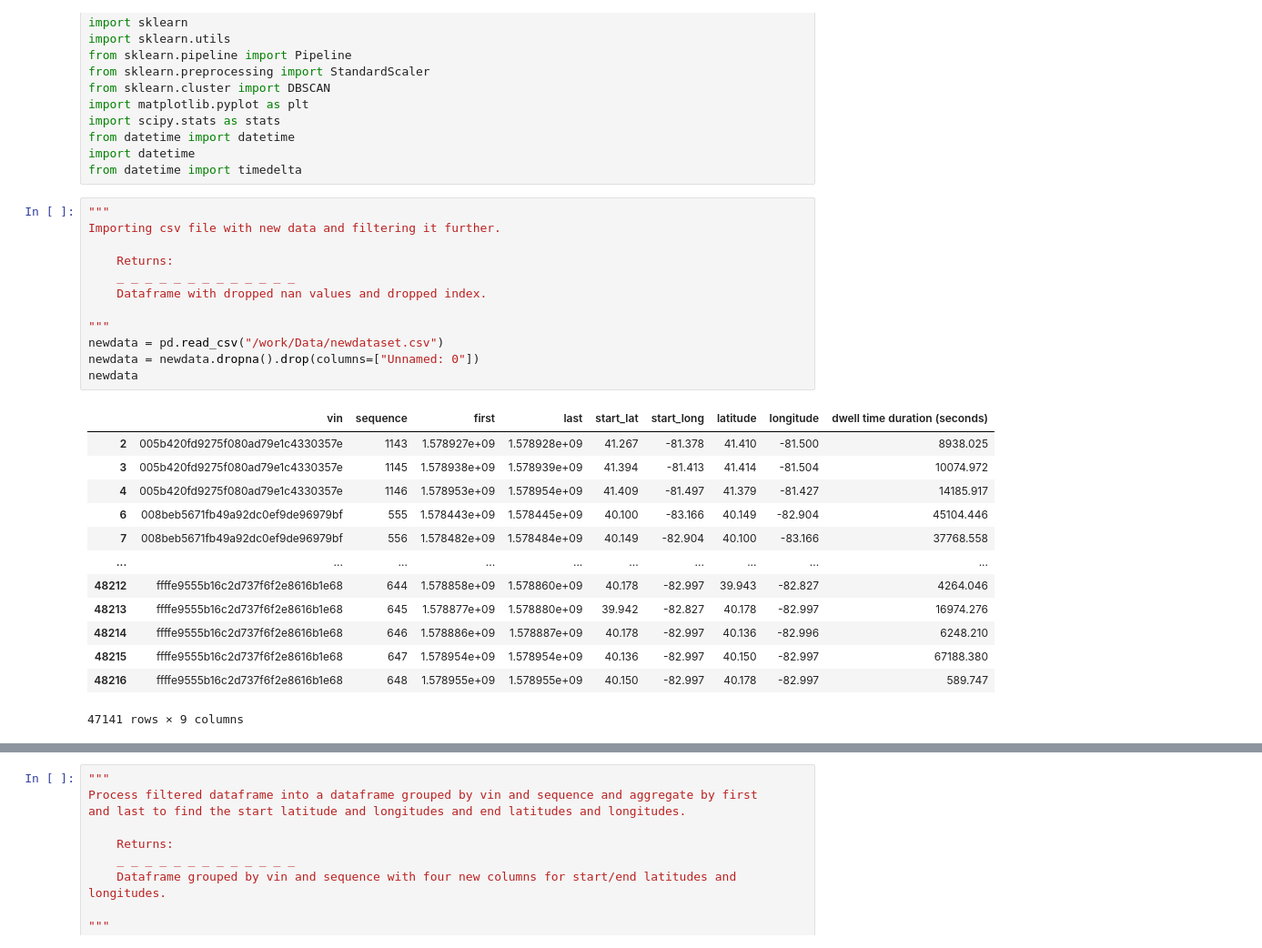
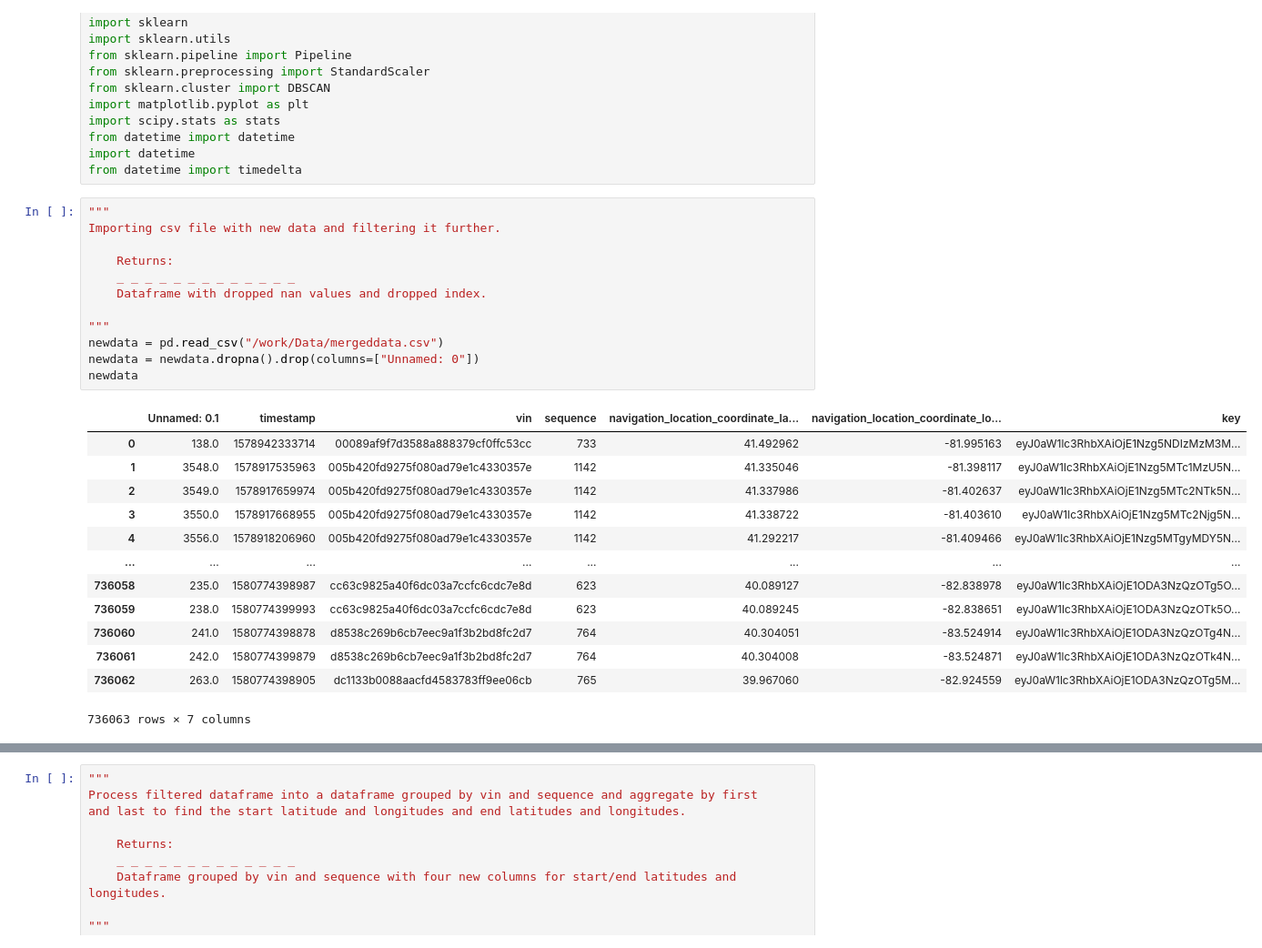
Before and after one commit to Isabelzav/Data_X_Hondezvous, a Jupyter notebook: DataProcessing.ipynb, the cells around one changed output, grey strips where cells are left out. Shown at 91% size. Cells and saved outputs as stored; diff of their text form.

```diff
--- a/DataProcessing.ipynb
+++ b/DataProcessing.ipynb
@@ -19,29 +19,29 @@ from datetime import timedelta
 # %%
 """
 Importing csv file with new data and filtering it further.
 
     Returns:
     _ _ _ _ _ _ _ _ _ _ _ _ _
     Dataframe with dropped nan values and dropped index.
 
 """
-newdata = pd.read_csv("/work/Data/newdataset.csv")
+newdata = pd.read_csv("/work/Data/mergeddata.csv")
 newdata = newdata.dropna().drop(columns=["Unnamed: 0"])
 newdata
 # %% [output]
-|  | vin | sequence | first | last | start_lat | start_long | latitude | longitude | dwell time duration (seconds) |
-| 2 | 005b420fd9275f080ad79e1c4330357e | 1143 | 1.578927e+09 | 1.578928e+09 | 41.267 | -81.378 | 41.410 | -81.500 | 8938.025 |
-| 3 | 005b420fd9275f080ad79e1c4330357e | 1145 | 1.578938e+09 | 1.578939e+09 | 41.394 | -81.413 | 41.414 | -81.504 | 10074.972 |
-| 4 | 005b420fd9275f080ad79e1c4330357e | 1146 | 1.578953e+09 | 1.578954e+09 | 41.409 | -81.497 | 41.379 | -81.427 | 14185.917 |
-| 6 | 008beb5671fb49a92dc0ef9de96979bf | 555 | 1.578443e+09 | 1.578445e+09 | 40.100 | -83.166 | 40.149 | -82.904 | 45104.446 |
-| 7 | 008beb5671fb49a92dc0ef9de96979bf | 556 | 1.578482e+09 | 1.578484e+09 | 40.149 | -82.904 | 40.100 | -83.166 | 37768.558 |
-| ... | ... | ... | ... | ... | ... | ... | ... | ... | ... |
-| 48212 | ffffe9555b16c2d737f6f2e8616b1e68 | 644 | 1.578858e+09 | 1.578860e+09 | 40.178 | -82.997 | 39.943 | -82.827 | 4264.046 |
-| 48213 | ffffe9555b16c2d737f6f2e8616b1e68 | 645 | 1.578877e+09 | 1.578880e+09 | 39.942 | -82.827 | 40.178 | -82.997 | 16974.276 |
-| 48214 | ffffe9555b16c2d737f6f2e8616b1e68 | 646 | 1.578886e+09 | 1.578887e+09 | 40.178 | -82.997 | 40.136 | -82.996 | 6248.210 |
-| 48215 | ffffe9555b16c2d737f6f2e8616b1e68 | 647 | 1.578954e+09 | 1.578954e+09 | 40.136 | -82.997 | 40.150 | -82.997 | 67188.380 |
-| 48216 | ffffe9555b16c2d737f6f2e8616b1e68 | 648 | 1.578955e+09 | 1.578955e+09 | 40.150 | -82.997 | 40.178 | -82.997 | 589.747 |
+|  | Unnamed: 0.1 | timestamp | vin | sequence | navigation_location_coordinate_la... | navigation_location_coordinate_lo... | key |
+| 0 | 138.0 | 1578942333714 | 00089af9f7d3588a888379cf0ffc53cc | 733 | 41.492962 | -81.995163 | eyJ0aW1lc3RhbXAiOjE1Nzg5NDIzMzM3M... |
+| 1 | 3548.0 | 1578917535963 | 005b420fd9275f080ad79e1c4330357e | 1142 | 41.335046 | -81.398117 | eyJ0aW1lc3RhbXAiOjE1Nzg5MTc1MzU5N... |
+| 2 | 3549.0 | 1578917659974 | 005b420fd9275f080ad79e1c4330357e | 1142 | 41.337986 | -81.402637 | eyJ0aW1lc3RhbXAiOjE1Nzg5MTc2NTk5N... |
+| 3 | 3550.0 | 1578917668955 | 005b420fd9275f080ad79e1c4330357e | 1142 | 41.338722 | -81.403610 | eyJ0aW1lc3RhbXAiOjE1Nzg5MTc2Njg5N... |
+| 4 | 3556.0 | 1578918206960 | 005b420fd9275f080ad79e1c4330357e | 1142 | 41.292217 | -81.409466 | eyJ0aW1lc3RhbXAiOjE1Nzg5MTgyMDY5N... |
+| ... | ... | ... | ... | ... | ... | ... | ... |
+| 736058 | 235.0 | 1580774398987 | cc63c9825a40f6dc03a7ccfc6cdc7e8d | 623 | 40.089127 | -82.838978 | eyJ0aW1lc3RhbXAiOjE1ODA3NzQzOTg5O... |
+| 736059 | 238.0 | 1580774399993 | cc63c9825a40f6dc03a7ccfc6cdc7e8d | 623 | 40.089245 | -82.838651 | eyJ0aW1lc3RhbXAiOjE1ODA3NzQzOTk5O... |
+| 736060 | 241.0 | 1580774398878 | d8538c269b6cb7eec9a1f3b2bd8fc2d7 | 764 | 40.304051 | -83.524914 | eyJ0aW1lc3RhbXAiOjE1ODA3NzQzOTg4N... |
+| 736061 | 242.0 | 1580774399879 | d8538c269b6cb7eec9a1f3b2bd8fc2d7 | 764 | 40.304008 | -83.524871 | eyJ0aW1lc3RhbXAiOjE1ODA3NzQzOTk4N... |
+| 736062 | 263.0 | 1580774398905 | dc1133b0088aacfd4583783ff9ee06cb | 765 | 39.967060 | -82.924559 | eyJ0aW1lc3RhbXAiOjE1ODA3NzQzOTg5M... |
-47141 rows × 9 columns
+736063 rows × 7 columns
 # %%
 """
 
```
Also changed, not shown: parts of 4 cells of this notebook.
